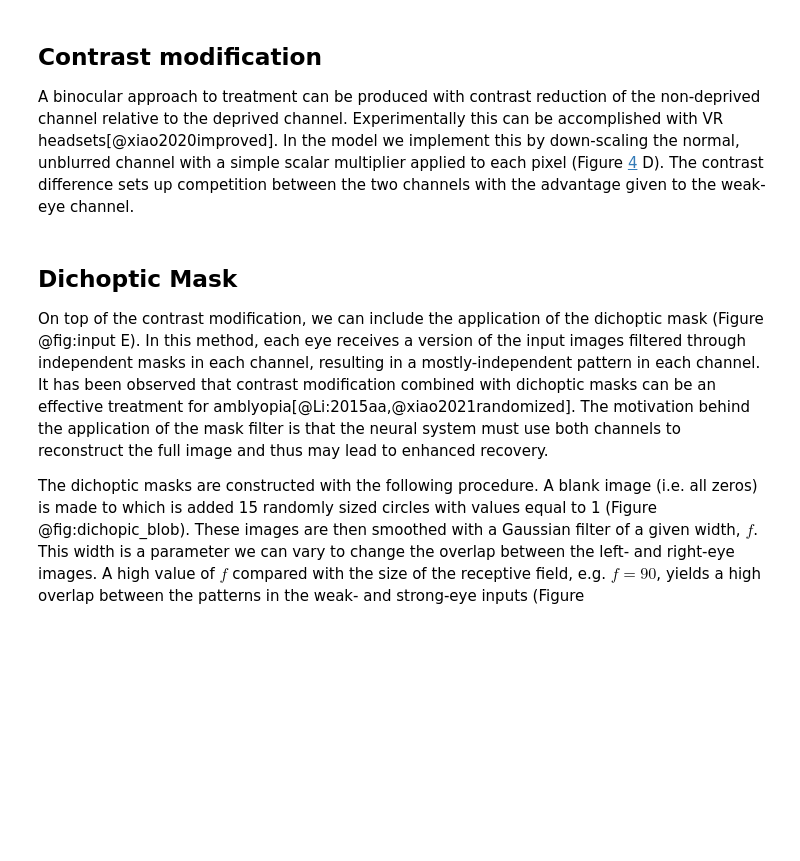
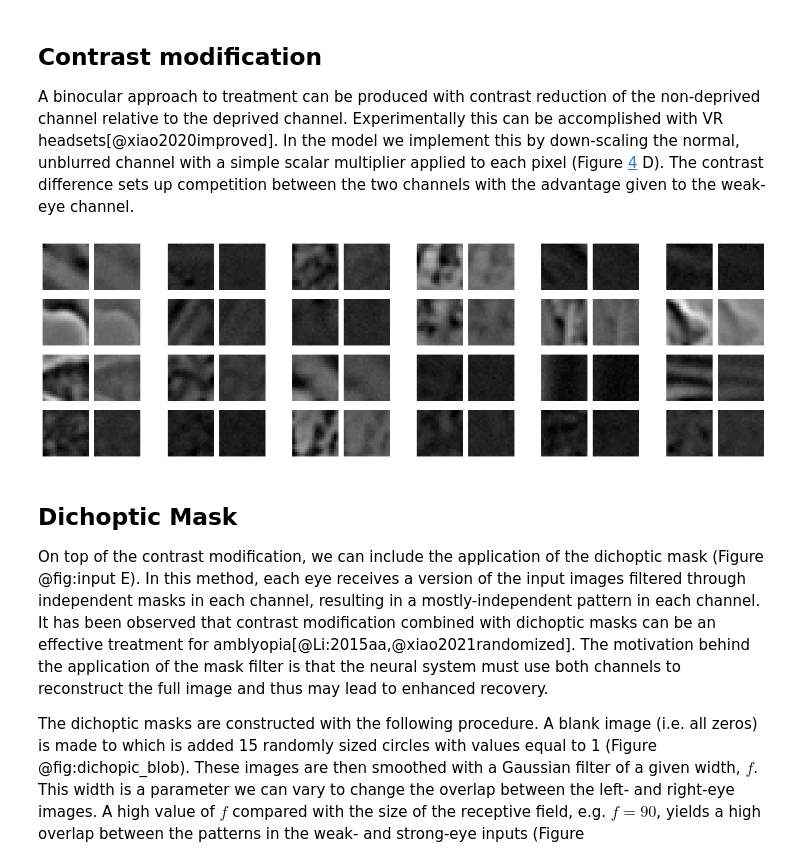
Before and after one commit to bblais/Amblyopia-Simulation, a Jupyter notebook: Treatment Models.ipynb, the cells around one changed output. Saved outputs shown, nothing was run; the diff lists cells and outputs as text; code cells hidden in the pictures; blank space fills up the shorter version.

```diff
--- a/Treatment Models.ipynb
+++ b/Treatment Models.ipynb
@@ -106,6 +106,20 @@ The typical patch treatment is done by depriving the strong-eye of input with an
 ## Contrast modification
 
 A binocular approach to treatment can be produced with contrast reduction of the non-deprived channel relative to the deprived channel. Experimentally this can be accomplished with VR headsets[@xiao2020improved]. In the model we implement this by down-scaling the normal, unblurred channel with a simple scalar multiplier applied to each pixel (Figure [4](#fig:input) D). The contrast difference sets up competition between the two channels with the advantage given to the weak-eye channel.
+# %%
+#| label: fig-contrast-modified-inputs
+#| fig-cap: A sample of 24 input patches from a normal visual environment with the right-channel down-scaled relative to the left.
+#|
+sim,X=get_input_patch_examples(blur=-1,contrast=0.3)
+ims=inputs_to_images(X,buffer=2)
+figure(figsize=(20,6))
+for i in range(24):
+    im=ims[i]
+    subplot(4,6,i+1)
+    imshow(im,cmap=plt.cm.gray)
+    axis('off')
+# %% [output]
+[figure, added]
 # %% [markdown]
 ## Dichoptic Mask
 
```
Also changed, not shown: parts of 9 cells of this notebook, 10 other files.
